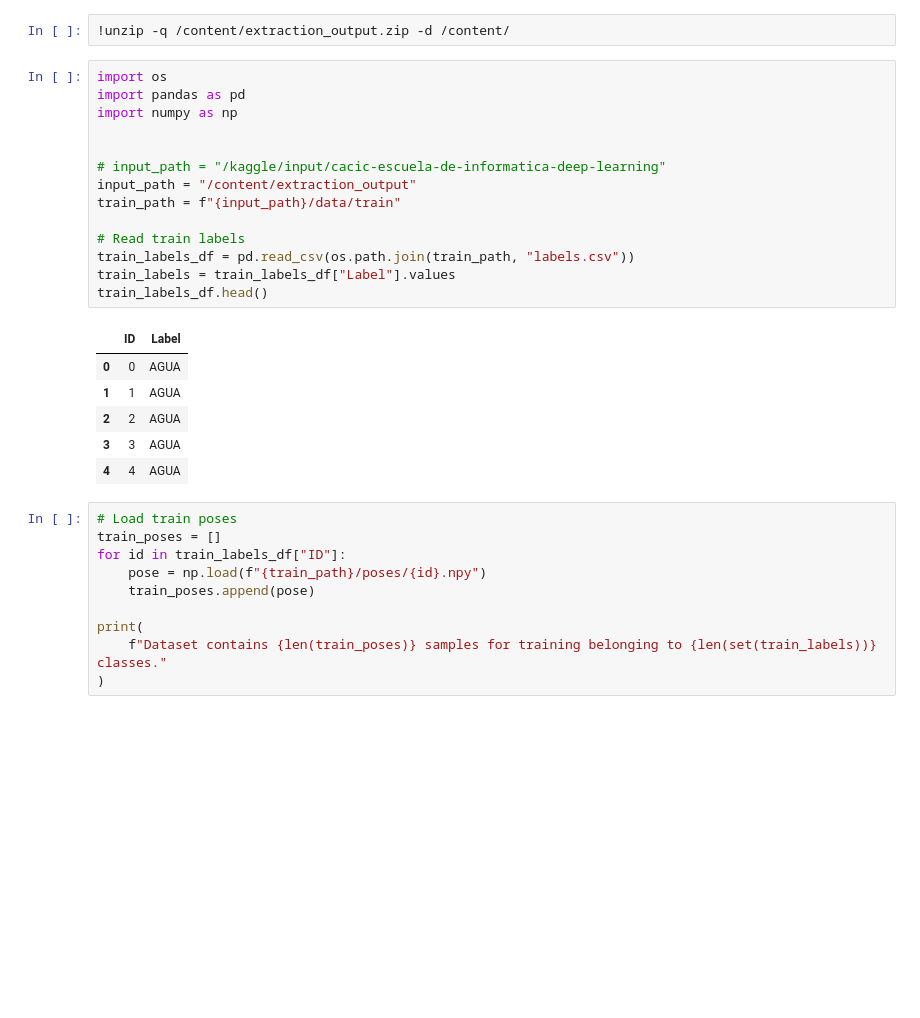
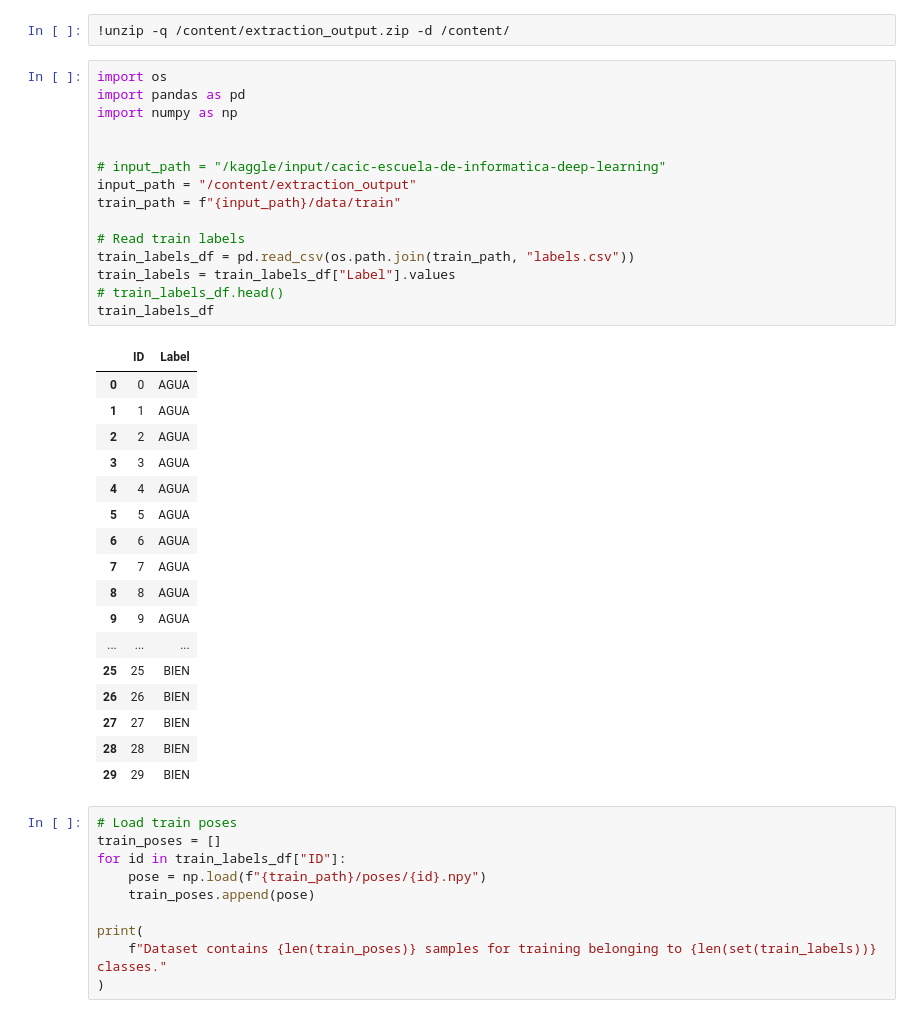
Before and after one commit to samubus19/interprete-lenguaje-de-senias, a Jupyter notebook: train-data/Copia_cacic_adaptado.ipynb, the cells around one changed output. Drawn from its saved outputs; the diff is of its cells as text; blank space fills up the shorter version.

```diff
--- a/train-data/Copia_cacic_adaptado.ipynb
+++ b/train-data/Copia_cacic_adaptado.ipynb
@@ -23,24 +23,36 @@ The **test** folder contains a poses folder following the same structure as the
 # %%
 import os
 import pandas as pd
 import numpy as np
 
 
 # input_path = "/kaggle/input/cacic-escuela-de-informatica-deep-learning"
 input_path = "/content/extraction_output"
 train_path = f"{input_path}/data/train"
 
 # Read train labels
 train_labels_df = pd.read_csv(os.path.join(train_path, "labels.csv"))
 train_labels = train_labels_df["Label"].values
-train_labels_df.head()
+# train_labels_df.head()
+train_labels_df
 # %% [output]
 |  | ID | Label |
 | 0 | 0 | AGUA |
 | 1 | 1 | AGUA |
 | 2 | 2 | AGUA |
 | 3 | 3 | AGUA |
 | 4 | 4 | AGUA |
+| 5 | 5 | AGUA |
+| 6 | 6 | AGUA |
+| 7 | 7 | AGUA |
+| 8 | 8 | AGUA |
+| 9 | 9 | AGUA |
+| ... | ... | ... |
+| 25 | 25 | BIEN |
+| 26 | 26 | BIEN |
+| 27 | 27 | BIEN |
+| 28 | 28 | BIEN |
+| 29 | 29 | BIEN |
 # %%
 # Load train poses
 train_poses = []
```
Also changed, not shown: parts of 4 cells of this notebook.
